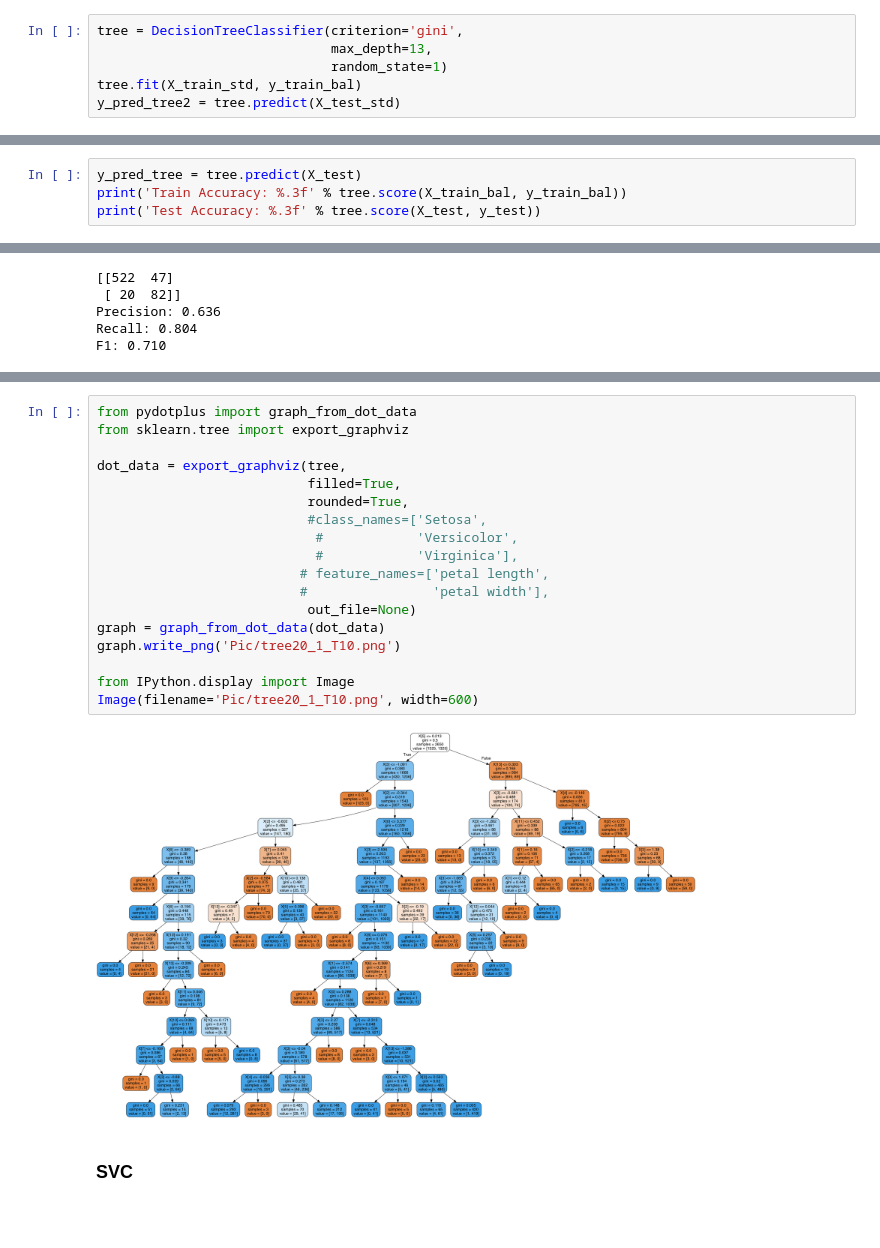
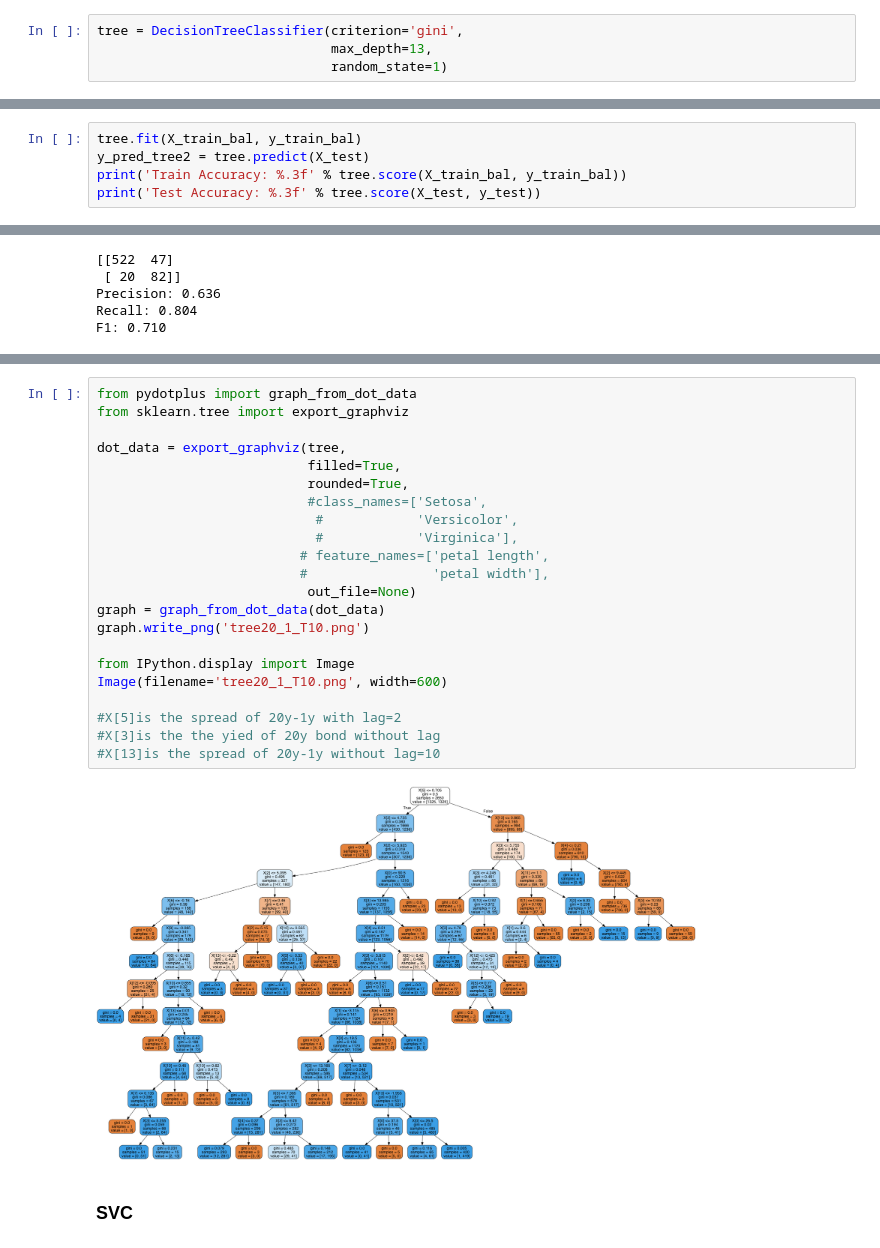
Before and after one commit to knowsnothing753/PHBS_MLF_2019, a Jupyter notebook: code/20_1_T10.ipynb, the cells around one changed output, grey strips where cells are left out. Saved outputs shown, nothing was run; the diff lists cells and outputs as text; blank space fills up the shorter version.

```diff
--- a/code/20_1_T10.ipynb
+++ b/code/20_1_T10.ipynb
@@ -158,8 +152,6 @@ print(gs.best_params_)
 tree = DecisionTreeClassifier(criterion='gini',
                               max_depth=13,
                               random_state=1)
-tree.fit(X_train_std, y_train_bal)
-y_pred_tree2 = tree.predict(X_test_std)
 # %%
 scores = cross_val_score(estimator = tree,
                         X=X_train_bal,
@@ -174,7 +166,8 @@ CV accuracy scores: [0.96       0.96678967 0.97416974 0.9924812  0.96350365 0.95
  0.97435897 0.95652174 0.97080292 0.96703297]
 CV accuracy: 0.968 +/- 0.011
 # %%
-y_pred_tree = tree.predict(X_test)
+tree.fit(X_train_bal, y_train_bal)
+y_pred_tree2 = tree.predict(X_test)
 print('Train Accuracy: %.3f' % tree.score(X_train_bal, y_train_bal))
 print('Test Accuracy: %.3f' % tree.score(X_test, y_test))
 # %% [output]
@@ -217,23 +210,27 @@ plt.show()
 # %%
 from pydotplus import graph_from_dot_data
 from sklearn.tree import export_graphviz
 
 dot_data = export_graphviz(tree,
                            filled=True,
                            rounded=True,
                            #class_names=['Setosa',
                             #            'Versicolor',
                             #            'Virginica'],
                           # feature_names=['petal length',
                           #                'petal width'],
                            out_file=None)
 graph = graph_from_dot_data(dot_data)
-graph.write_png('Pic/tree20_1_T10.png')
+graph.write_png('tree20_1_T10.png')
 
 from IPython.display import Image
-Image(filename='Pic/tree20_1_T10.png', width=600)
+Image(filename='tree20_1_T10.png', width=600)
+
+#X[5]is the spread of 20y-1y with lag=2
+#X[3]is the the yied of 20y bond without lag
+#X[13]is the spread of 20y-1y without lag=10
 # %% [output]
-[figure, old version]
+[figure, new version]
 # %% [markdown]
 ### SVC
 # %%
```
Also changed, not shown: parts of 7 cells of this notebook, 24 other files.
